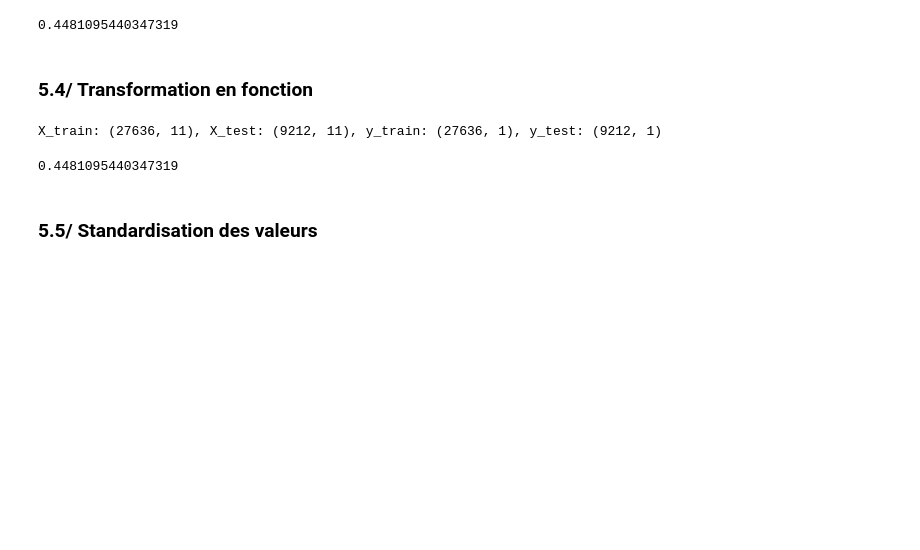
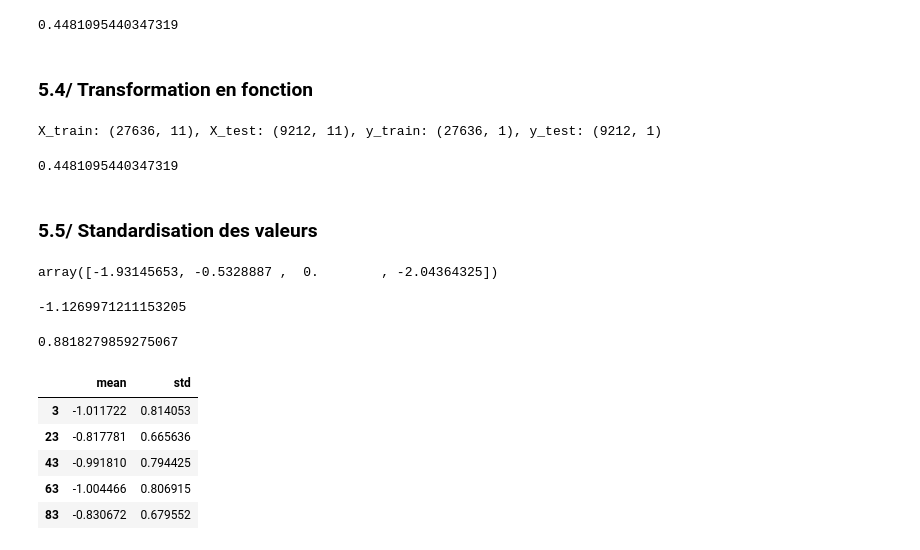
Before and after one commit to mrjohanvds/Python-Project-A5, a Jupyter notebook: project.ipynb, the cells around one changed output. Drawn from its saved outputs; the diff is of its cells as text; code cells hidden in the pictures; blank space fills up the shorter version.

```diff
--- a/project.ipynb
+++ b/project.ipynb
@@ -313,0 +317,10 @@ X_test   = scaler.transform(X_test)
+# %%
+X = Xdf
+y = activityDf
+# %%
+results = cross_val_score(LinearRegression(), X, y, cv=4)
+display(results, results.mean(), results.std())
+# %% [output]
+array([-1.93145653, -0.5328887 ,  0.        , -2.04364325])
+-1.1269971211153205
+0.8818279859275067
@@ -313,0 +335,12 @@ X_test   = scaler.transform(X_test)
+# %%
+from sklearn.tree import DecisionTreeRegressor
+test = multiple_cross_val_scores(DecisionTreeRegressor(),X, y)
+test = pd.DataFrame(test, index=["mean", "std"]).T
+test
+# %% [output]
+|  | mean | std |
+| 3 | -1.011722 | 0.814053 |
+| 23 | -0.817781 | 0.665636 |
+| 43 | -0.991810 | 0.794425 |
+| 63 | -1.004466 | 0.806915 |
+| 83 | -0.830672 | 0.679552 |
```
Also changed, not shown: parts of 6 cells of this notebook.
